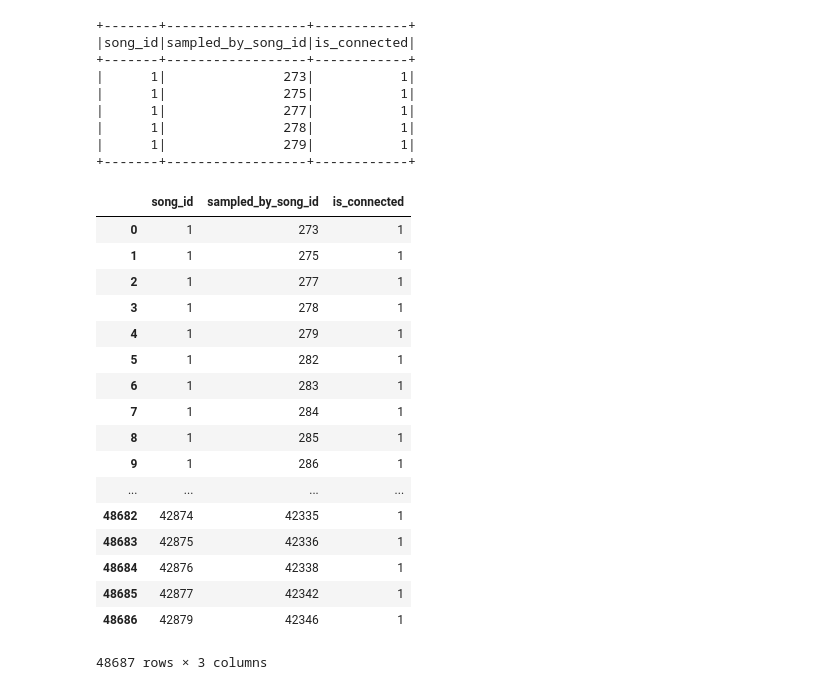
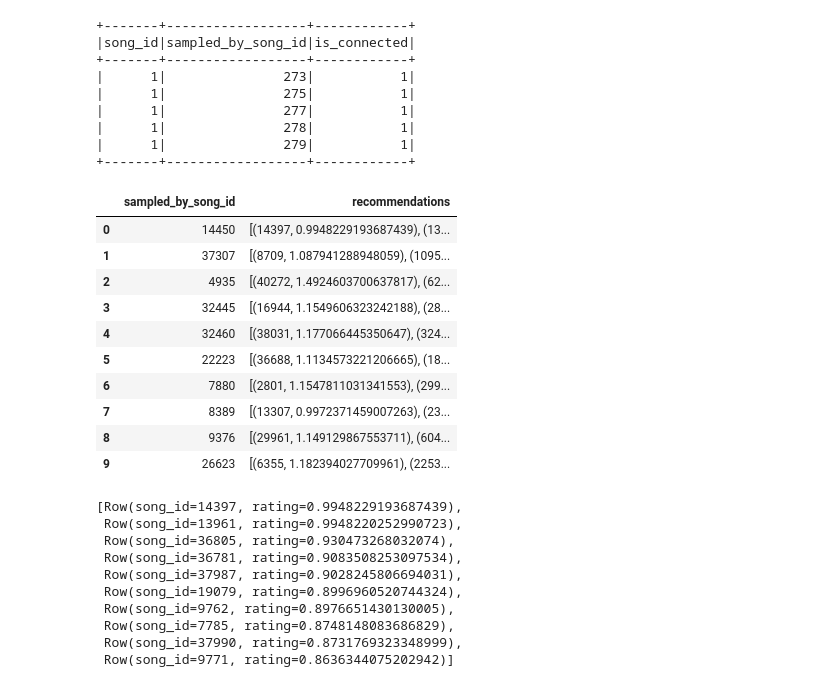
Before and after one commit to brettashley/ml-mix-lab, a Jupyter notebook: notebooks/initial-model.ipynb, the cells around one changed output. Cells and saved outputs as stored; diff of their text form; code cells hidden in the pictures.

```diff
--- a/notebooks/initial-model.ipynb
+++ b/notebooks/initial-model.ipynb
@@ -260,24 +293,19 @@ train.limit(5).show()
 |      1|               278|           1|
 |      1|               279|           1|
 +-------+------------------+------------+
-# %%
-pd.concat()
-# %% [output]
-|  | song_id | sampled_by_song_id | is_connected |
-| 0 | 1 | 273 | 1 |
-| 1 | 1 | 275 | 1 |
-| 2 | 1 | 277 | 1 |
-| 3 | 1 | 278 | 1 |
-| 4 | 1 | 279 | 1 |
-| 5 | 1 | 282 | 1 |
-| 6 | 1 | 283 | 1 |
-| 7 | 1 | 284 | 1 |
-| 8 | 1 | 285 | 1 |
-| 9 | 1 | 286 | 1 |
-| ... | ... | ... | ... |
-| 48682 | 42874 | 42335 | 1 |
-| 48683 | 42875 | 42336 | 1 |
-| 48684 | 42876 | 42338 | 1 |
-| 48685 | 42877 | 42342 | 1 |
-| 48686 | 42879 | 42346 | 1 |
-48687 rows × 3 columns
+# %%
+top10_recs = recommender.recommendForUserSubset(train, 10)
+# %%
+top10_recs.limit(10).toPandas()
+# %% [output]
+|  | sampled_by_song_id | recommendations |
+| 0 | 14450 | [(14397, 0.9948229193687439), (13... |
+| 1 | 37307 | [(8709, 1.087941288948059), (1095... |
+| 2 | 4935 | [(40272, 1.4924603700637817), (62... |
+| 3 | 32445 | [(16944, 1.1549606323242188), (28... |
+| 4 | 32460 | [(38031, 1.177066445350647), (324... |
+| 5 | 22223 | [(36688, 1.1134573221206665), (18... |
+| 6 | 7880 | [(2801, 1.1547811031341553), (299... |
+| 7 | 8389 | [(13307, 0.9972371459007263), (23... |
+| 8 | 9376 | [(29961, 1.149129867553711), (604... |
+| 9 | 26623 | [(6355, 1.182394027709961), (2253... |
@@ -283,0 +314,13 @@ pd.concat()
+# %%
+top10_df.loc[0,'recommendations']
+# %% [output]
+[Row(song_id=14397, rating=0.9948229193687439),
+ Row(song_id=13961, rating=0.9948220252990723),
+ Row(song_id=36805, rating=0.930473268032074),
+ Row(song_id=36781, rating=0.9083508253097534),
+ Row(song_id=37987, rating=0.9028245806694031),
+ Row(song_id=19079, rating=0.8996960520744324),
+ Row(song_id=9762, rating=0.8976651430130005),
+ Row(song_id=7785, rating=0.8748148083686829),
+ Row(song_id=37990, rating=0.8731769323348999),
+ Row(song_id=9771, rating=0.8636344075202942)]
```
Also changed, not shown: parts of 19 cells of this notebook, 1 other file.
